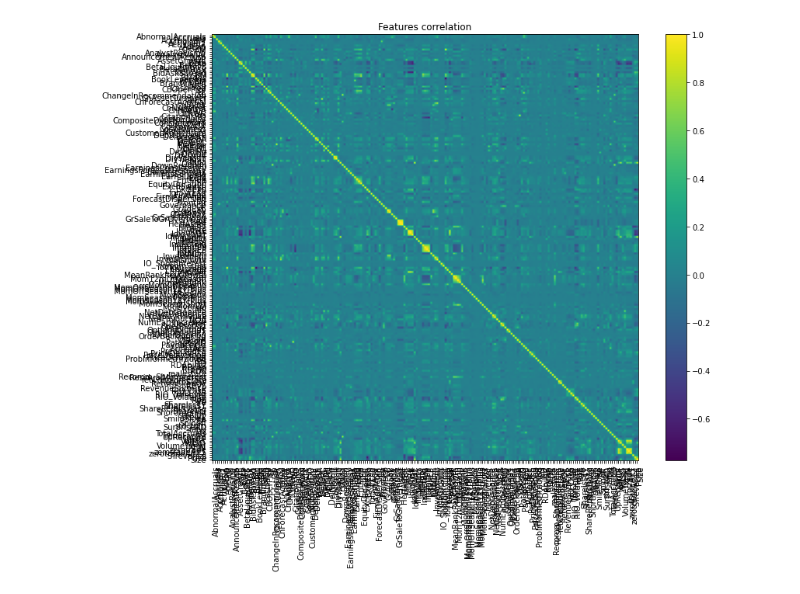
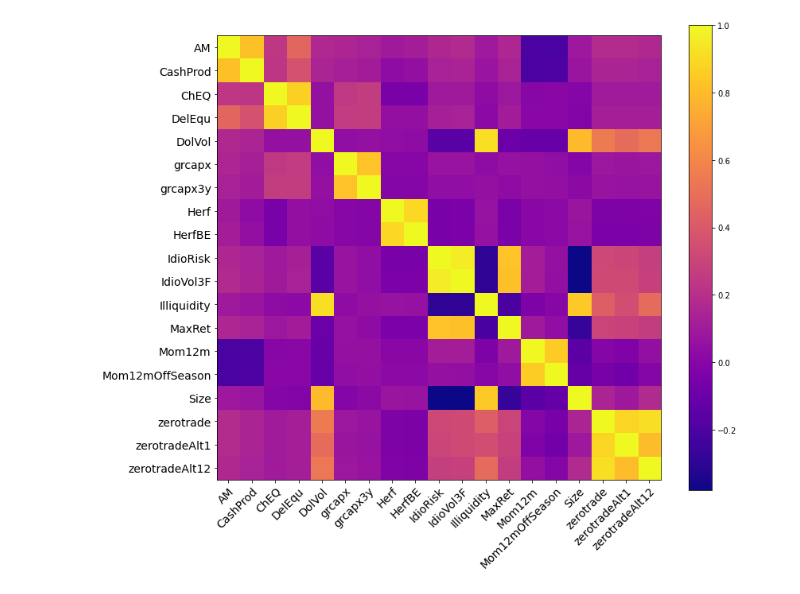
Before and after one commit to Antoniodigiovanni/deep-nn-stock-returns, a Jupyter notebook: src/check_for_features_correlation.ipynb, the cells around one changed output. Cells and saved outputs as stored; diff of their text form; code cells hidden in the pictures.

```diff
--- a/src/check_for_features_correlation.ipynb
+++ b/src/check_for_features_correlation.ipynb
@@ -58,25 +95,34 @@ corr_df = df.iloc[:,3:].corr()
 # %%
 import matplotlib.pyplot as plt
 
+thershold = 0.8
+np.fill_diagonal(corr_df.values, np.nan)
+ndf = corr_df.loc[np.abs(corr_df.max(axis=1)) >= thershold, np.abs(corr_df.max(axis=0) > thershold)]
+np.fill_diagonal(ndf.values, 1)
+# np.fill_diagonal(corr_df.values, 1)
 plt.figure(figsize=(12, 10))
 ax = plt.subplot(111)
-im = ax.imshow(corr_df)
+im = ax.imshow(ndf, cmap='plasma') #RdBu, viridis, plasma
 
 # Show all ticks and label them with the respective list entries
-# ax.set_xticks(np.arange(len(corr_df.iloc[:,3:].index)), labels=corr_df.iloc[:,3:].index)
-# ax.set_yticks(np.arange(len(corr_df.iloc[:,3:].index)), labels=corr_df.iloc[:,3:].index)
+ax.set_xticks(np.arange(len(ndf.index)), labels=ndf.index)
+ax.set_yticks(np.arange(len(ndf.index)), labels=ndf.index)
 
 # Rotate the tick labels and set their alignment.
-# plt.setp(ax.get_xticklabels(), rotation=90, ha="right", rotation_mode="anchor")
+plt.setp(ax.get_xticklabels(), rotation=45, ha="right", rotation_mode="anchor")
 
+for t in ax.get_yticklabels():
+     t.set_fontsize(14)
+for t in ax.get_xticklabels():
+     t.set_fontsize(14)
 # Loop over data dimensions and create text annotations.
 # for i in range(len(corr_df.index)):
 #     for j in range(len(corr_df.index)):
 #         text = ax.text(j, i, corr_df.iloc[i, j],
 #                        ha="center", va="center", color="w")
 plt.colorbar(im)
-ax.set_title("Features correlation")
+# ax.set_title("Features correlation")
 plt.tight_layout()
 plt.show()
 # %% [output]
-[figure, old version]
+[figure, new version]
```
Also changed, not shown: parts of 7 cells of this notebook, 31 other files.
